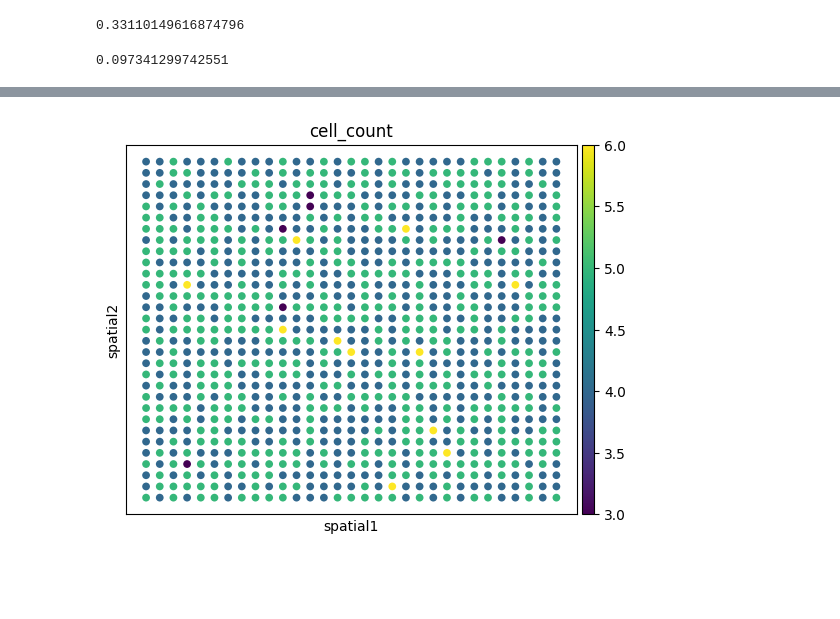
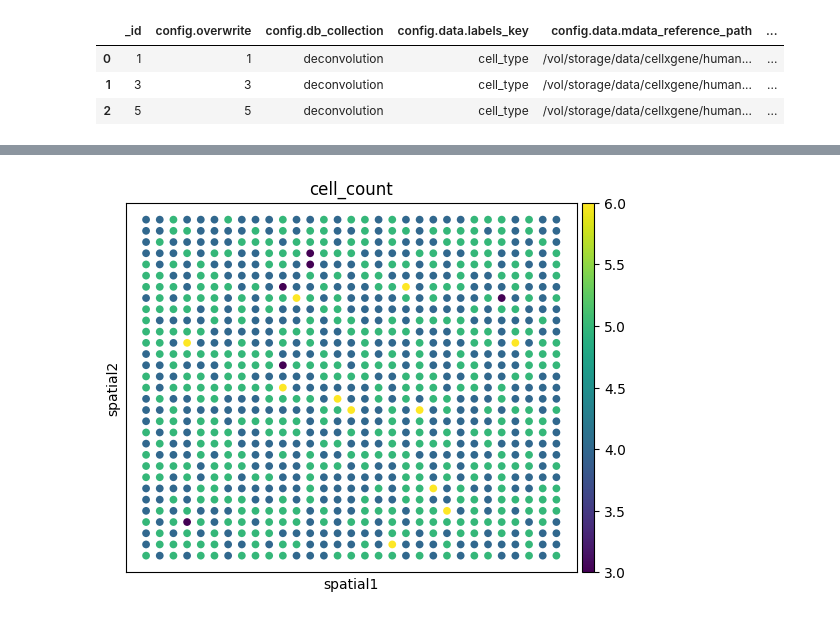
Before and after one commit to theislab/deconvATAC, a Jupyter notebook: notebooks/analysis/analyze_seml.ipynb, the cells around one changed output, grey strips where cells are left out. Cells and saved outputs as stored; diff of their text form; code cells hidden in the pictures; blank space fills up the shorter version.

```diff
--- a/notebooks/analysis/analyze_seml.ipynb
+++ b/notebooks/analysis/analyze_seml.ipynb
@@ -30,8 +14,7 @@ metrics.update({
-# %%
-de.tl.jsd(res, targets)
-# %% [output]
-0.33110149616874796
-# %%
-de.tl.rmse(res, targets)
-# %% [output]
-0.097341299742551
+# %%
+df
+# %% [output]
+|  | _id | config.overwrite | config.db_collection | config.data.labels_key | config.data.mdata_reference_path | ... |
+| 0 | 1 | 1 | deconvolution | cell_type | /vol/storage/data/cellxgene/human... | ... |
+| 1 | 3 | 3 | deconvolution | cell_type | /vol/storage/data/cellxgene/human... | ... |
+| 2 | 5 | 5 | deconvolution | cell_type | /vol/storage/data/cellxgene/human... | ... |
```
Also changed, not shown: parts of 16 cells of this notebook.
